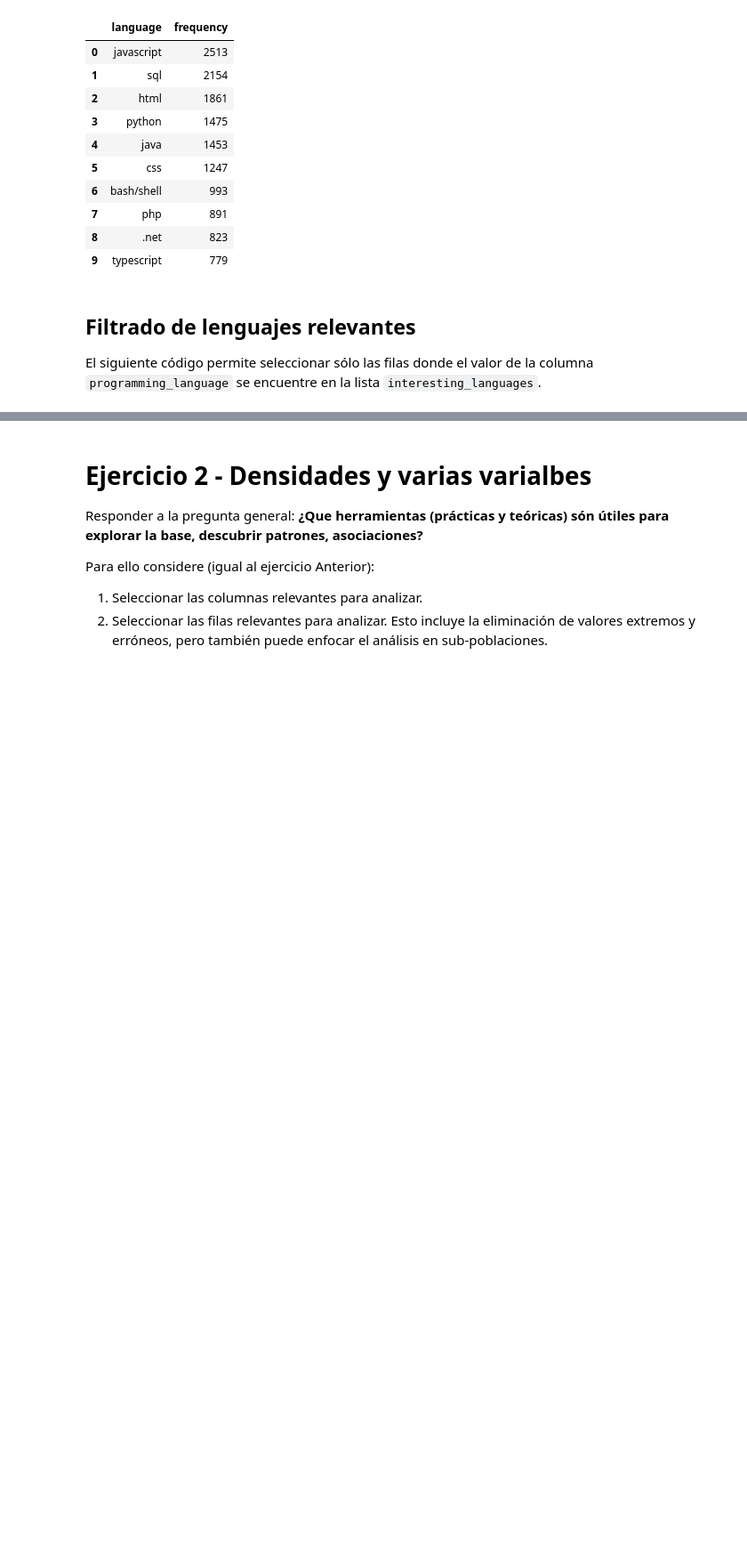
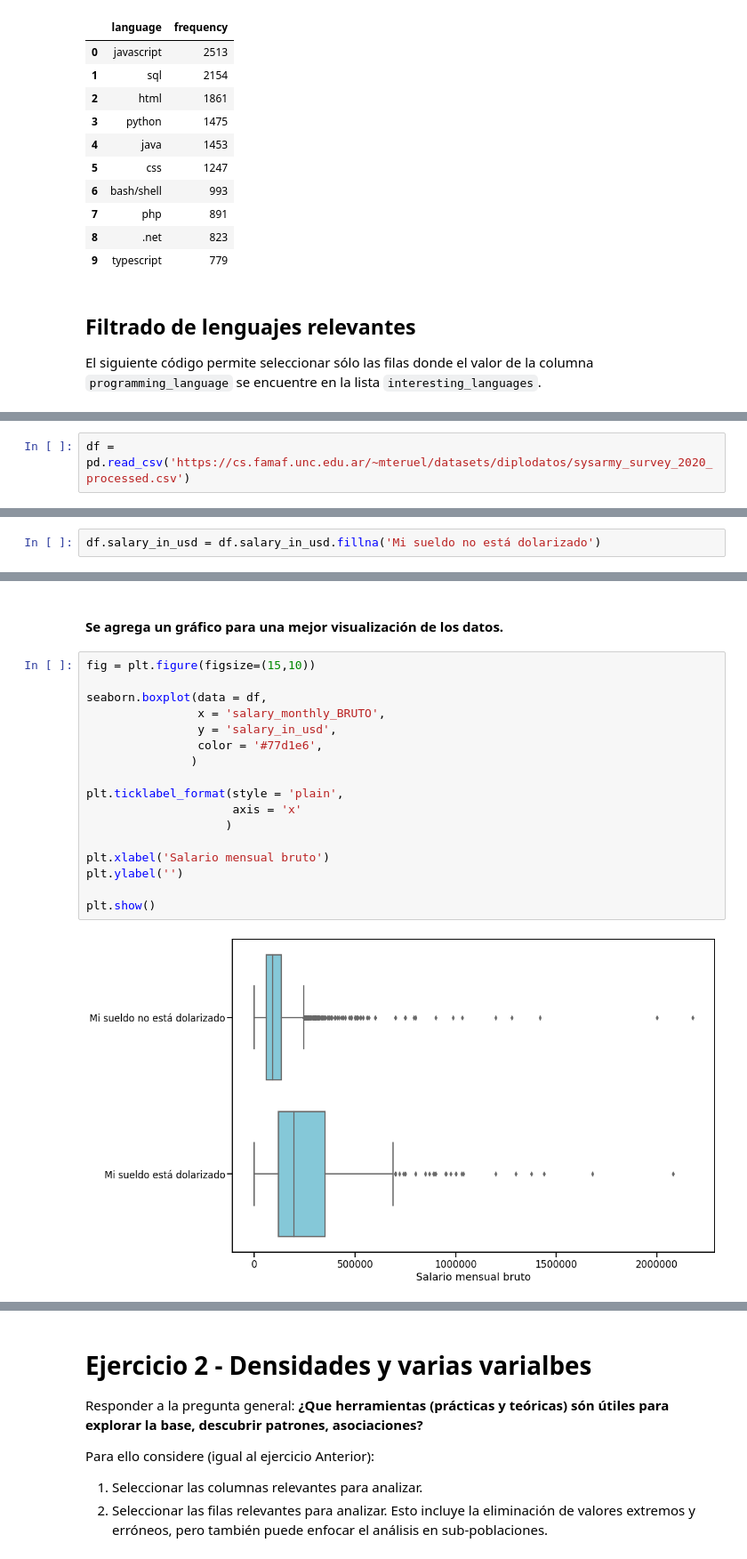
Before and after one commit to gusalvarez10/DiploDatos, a Jupyter notebook: Entregable_Parte_1.ipynb, the cells around one changed output, grey strips where cells are left out. Shown: that part at 89% size. Saved outputs shown, nothing was run; the diff lists cells and outputs as text; blank space fills up the shorter version.

```diff
--- a/Entregable_Parte_1.ipynb
+++ b/Entregable_Parte_1.ipynb
@@ -143,0 +145,2 @@ filtered_df_lang[:5]
+# %%
+df = pd.read_csv('https://cs.famaf.unc.edu.ar/~mteruel/datasets/diplodatos/sysarmy_survey_2020_processed.csv')
@@ -143,0 +209,2 @@ filtered_df_lang[:5]
+# %%
+df.salary_in_usd = df.salary_in_usd.fillna('Mi sueldo no está dolarizado')
@@ -143,0 +262,21 @@ filtered_df_lang[:5]
+# %% [markdown]
+#### Se agrega un gráfico para una mejor visualización de los datos.
+# %%
+fig = plt.figure(figsize=(15,10))
+
+seaborn.boxplot(data = df,
+                x = 'salary_monthly_BRUTO',
+                y = 'salary_in_usd',
+                color = '#77d1e6',
+               )
+
+plt.ticklabel_format(style = 'plain',
+                     axis = 'x'
+                    )
+
+plt.xlabel('Salario mensual bruto')
+plt.ylabel('')
+
+plt.show()
+# %% [output]
+[figure, added]
```
Also changed, not shown: parts of 29 cells of this notebook.
